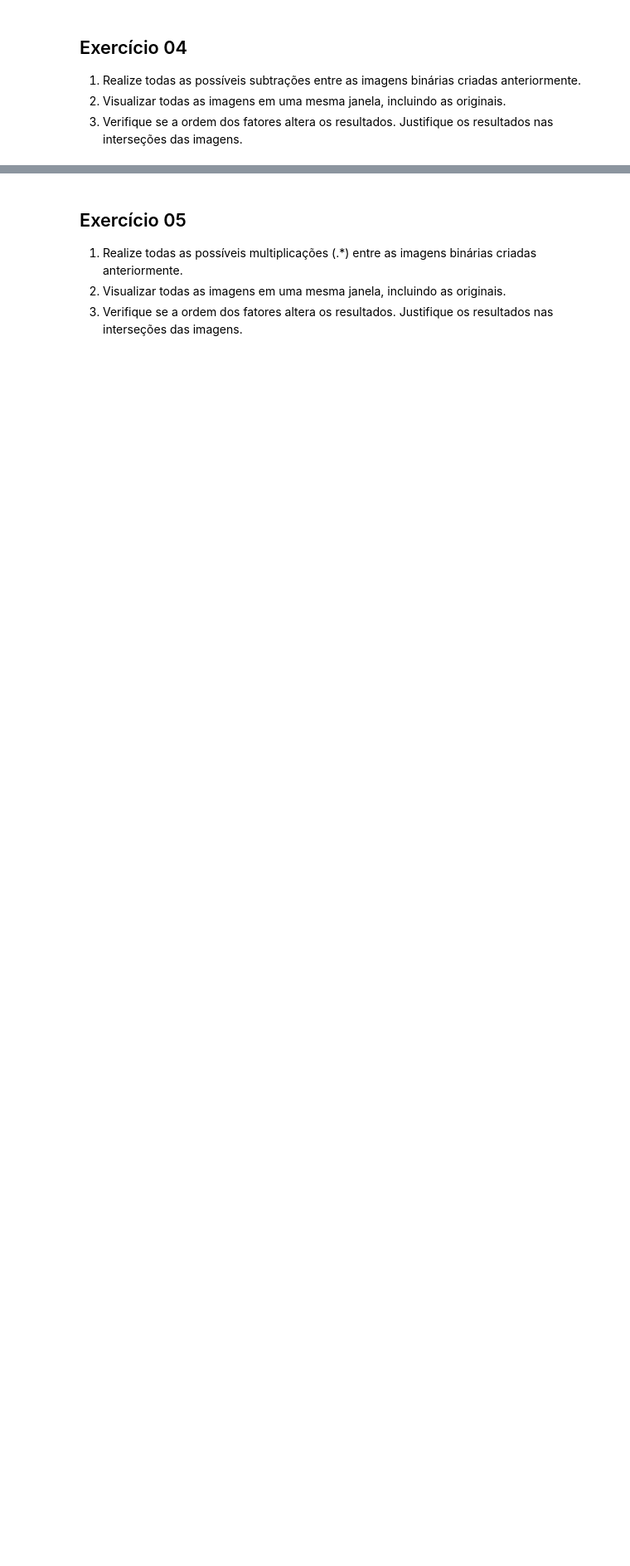
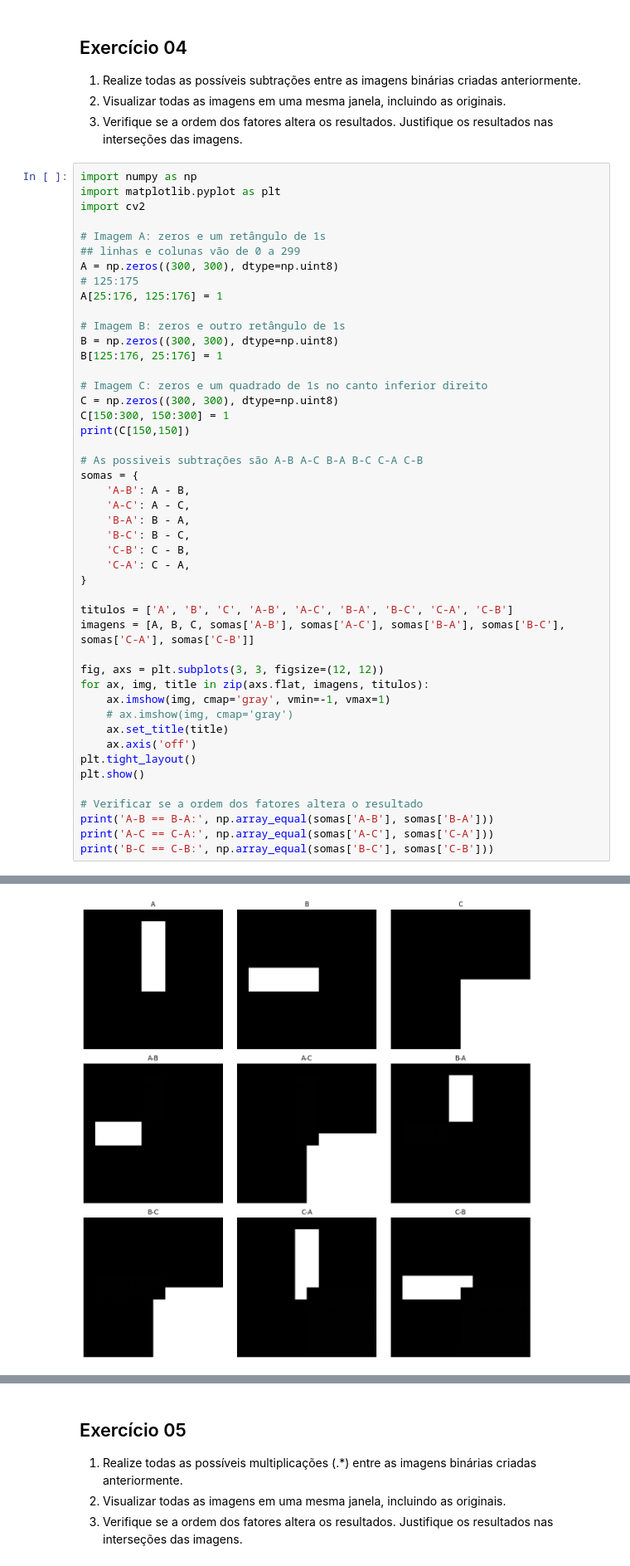
Before and after one commit to fromcaio/image-processing, a Jupyter notebook: 01-beginner/practice01.ipynb, the cells around one changed output, grey strips where cells are left out. Shown at 83% size. Saved outputs shown, nothing was run; the diff lists cells and outputs as text; blank space fills up the shorter version.

```diff
--- a/01-beginner/practice01.ipynb
+++ b/01-beginner/practice01.ipynb
@@ -157,3 +156,50 @@ print('Nas regiões de interseção, o valor será 2, indicando sobreposição d
 1. Realize todas as possíveis subtrações entre as imagens binárias criadas anteriormente.
 2. Visualizar todas as imagens em uma mesma janela, incluindo as originais.
 3. Verifique se a ordem dos fatores altera os resultados. Justifique os resultados nas interseções das imagens.
+# %%
+import numpy as np
+import matplotlib.pyplot as plt
+import cv2
+
+# Imagem A: zeros e um retângulo de 1s
+## linhas e colunas vão de 0 a 299
+A = np.zeros((300, 300), dtype=np.uint8)
+# 125:175
+A[25:176, 125:176] = 1
+
+# Imagem B: zeros e outro retângulo de 1s
+B = np.zeros((300, 300), dtype=np.uint8)
+B[125:176, 25:176] = 1
+
+# Imagem C: zeros e um quadrado de 1s no canto inferior direito
+C = np.zeros((300, 300), dtype=np.uint8)
+C[150:300, 150:300] = 1
+print(C[150,150])
+
+# As possiveis subtrações são A-B A-C B-A B-C C-A C-B
+somas = {
+    'A-B': A - B,
+    'A-C': A - C,
+    'B-A': B - A,
+    'B-C': B - C,
+    'C-B': C - B,
+    'C-A': C - A,
+}
+
+titulos = ['A', 'B', 'C', 'A-B', 'A-C', 'B-A', 'B-C', 'C-A', 'C-B']
+imagens = [A, B, C, somas['A-B'], somas['A-C'], somas['B-A'], somas['B-C'], somas['C-A'], somas['C-B']]
+
+fig, axs = plt.subplots(3, 3, figsize=(12, 12))
+for ax, img, title in zip(axs.flat, imagens, titulos):
+    ax.imshow(img, cmap='gray', vmin=-1, vmax=1)
+    # ax.imshow(img, cmap='gray')
+    ax.set_title(title)
+    ax.axis('off')
+plt.tight_layout()
+plt.show()
+
+# Verificar se a ordem dos fatores altera o resultado
+print('A-B == B-A:', np.array_equal(somas['A-B'], somas['B-A']))
+print('A-C == C-A:', np.array_equal(somas['A-C'], somas['C-A']))
+print('B-C == C-B:', np.array_equal(somas['B-C'], somas['C-B']))
+# %% [output]
@@ -159,0 +207 @@ print('Nas regiões de interseção, o valor será 2, indicando sobreposição d
+[figure, added]
```
Also changed, not shown: parts of 6 cells of this notebook.
